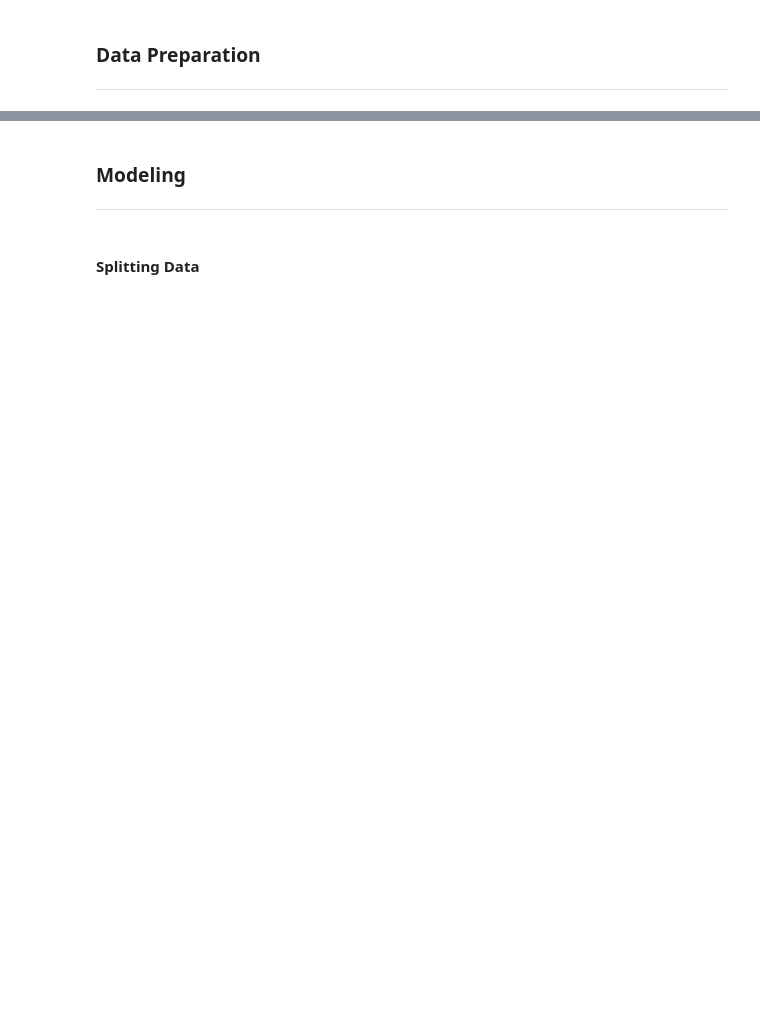
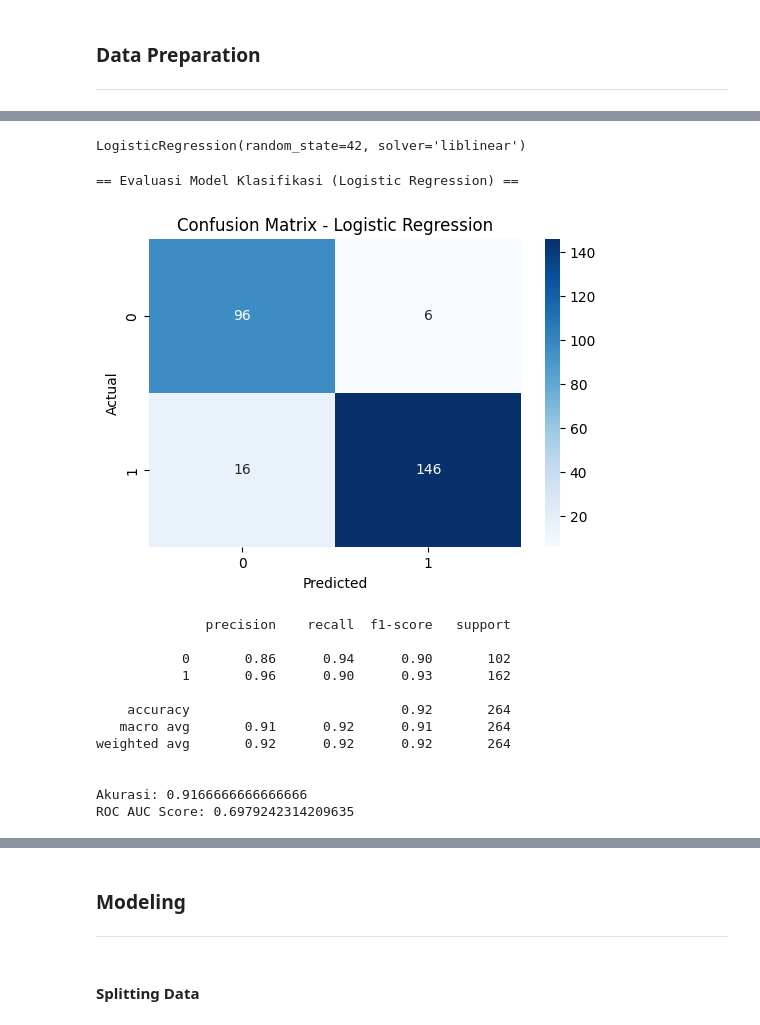
Before and after one commit to niel2512/Data-Mining---Hearth-Attack-Dataset-, a Jupyter notebook: Tubes.ipynb, the cells around one changed output, grey strips where cells are left out. Drawn from its saved outputs; the diff is of its cells as text; code cells hidden in the pictures; blank space fills up the shorter version.

```diff
--- a/Tubes.ipynb
+++ b/Tubes.ipynb
@@ -143,0 +221,15 @@ plt.show()
+# %%
+# membagi data latih dan data uji
+from sklearn.model_selection import train_test_split
+X_train, X_test, y_train, y_test = train_test_split(X, y, test_size=0.2, random_state=42, stratify=y)
+# %%
+from sklearn.preprocessing import MinMaxScaler
+numerical_features = X_train.select_dtypes(include=np.number).columns
+scaler = MinMaxScaler()
+# %%
+# Fit scaler pada data latih dan transform data latih
+X_train_scaled = X_train.copy()
+X_train_scaled[numerical_features] = scaler.fit_transform(X_train[numerical_features])
+# Transform data uji menggunakan scaler yang sudah di-fit pada data latih
+X_test_scaled = X_test.copy()
+X_test_scaled[numerical_features] = scaler.transform(X_test[numerical_features])
@@ -143,0 +252,48 @@ plt.show()
+# %%
+# --- Modeling (Klasifikasi) ---
+from sklearn.linear_model import LogisticRegression
+model_lr = LogisticRegression(random_state=42, solver='liblinear')
+model_lr.fit(X_train_scaled, y_train)
+# %% [output]
+LogisticRegression(random_state=42, solver='liblinear')
+# %%
+# --- Evaluation (Klasifikasi) ---
+from sklearn.metrics import confusion_matrix, classification_report, accuracy_score, roc_auc_score, roc_curve
+y_pred_lr = model_lr.predict(X_test_scaled)
+y_prob_lr = model_lr.predict_proba(X_test_scaled)[:, 1]
+
+print("\n== Evaluasi Model Klasifikasi (Logistic Regression) ==")
+# Confusion Matrix
+cm_lr = confusion_matrix(y_test, y_pred_lr)
+plt.figure(figsize=(6,4))
+sns.heatmap(cm_lr, annot=True, fmt='d', cmap='Blues')
+plt.title("Confusion Matrix - Logistic Regression")
+plt.xlabel("Predicted")
+plt.ylabel("Actual")
+plt.savefig('confusion_matrix.png')
+plt.show()
+
+# Classification Report
+print(classification_report(y_test, y_pred_lr))
+
+# Akurasi
+print("\nAkurasi:", accuracy_score(y_test, y_pred_lr))
+
+# Evaluasi ROC AUC
+y_proba = model_lr.predict_proba(X_test)[:, 1]
+print("ROC AUC Score:", roc_auc_score(y_test, y_proba))
+# %% [output]
+== Evaluasi Model Klasifikasi (Logistic Regression) ==
+[figure, added]
+              precision    recall  f1-score   support
+
+           0       0.86      0.94      0.90       102
+           1       0.96      0.90      0.93       162
+
+    accuracy                           0.92       264
+   macro avg       0.91      0.92      0.91       264
+weighted avg       0.92      0.92      0.92       264
+
+
+Akurasi: 0.9166666666666666
+ROC AUC Score: 0.6979242314209635
```
Also changed, not shown: parts of 32 cells of this notebook, 5 other files.
